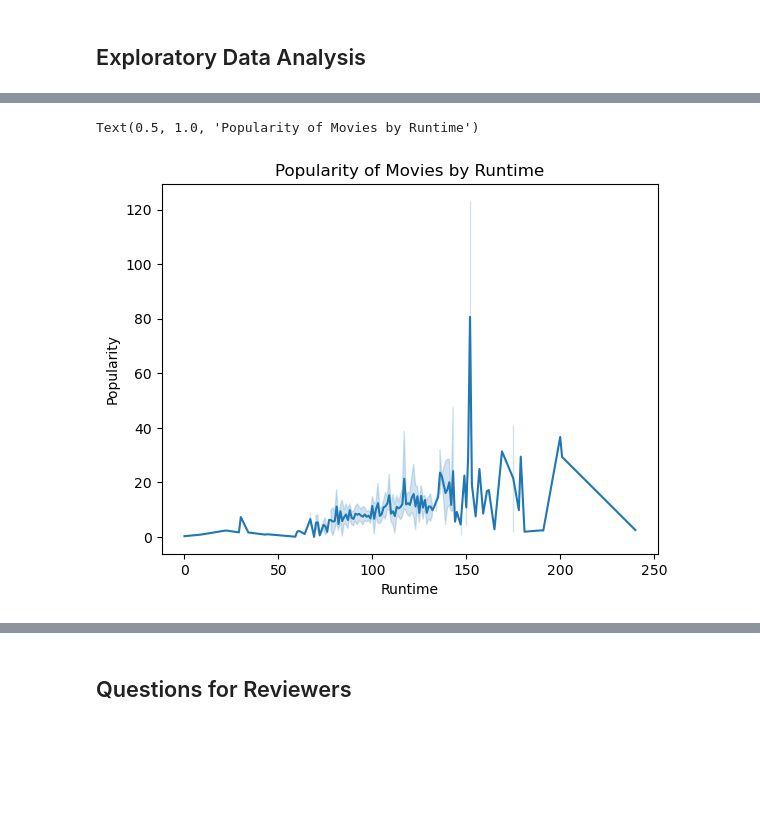
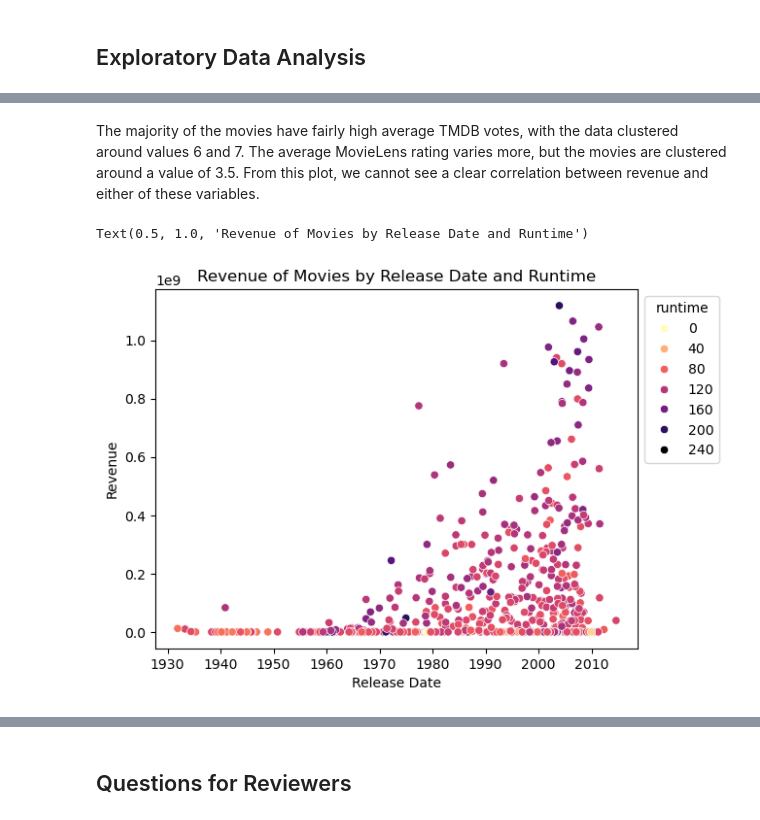
Before and after one commit to ay283/info2950_project, a Jupyter notebook: Phase2.ipynb, the cells around one changed output, grey strips where cells are left out. Drawn from its saved outputs; the diff is of its cells as text; code cells hidden in the pictures; blank space fills up the shorter version.

```diff
--- a/Phase2.ipynb
+++ b/Phase2.ipynb
@@ -49,11 +49,13 @@ ratings_data.head()
 movies_data = movies_data[movies_data['status'] == 'Released']
 # %%
 # Drop irrelevant columns
-movies_data.drop(columns=['adult', 'homepage', 'status', 'tagline', 'overview', 'poster_path', 'video'], inplace=True)
+movies_data.drop(columns=['adult', 'homepage', 'status', 'tagline',
+                          'overview', 'poster_path', 'video'], inplace=True)
 # %%
 # Convert release dates to datetime object
 print(movies_data['release_date'].dtype)
-movies_data['release_date'] = pd.to_datetime(movies_data['release_date'], format='mixed', errors='coerce')
+movies_data['release_date'] = pd.to_datetime(movies_data['release_date'],
+                                             format='mixed', errors='coerce')
 print(movies_data['release_date'].dtype)
 # %% [output]
 object
@@ -88,7 +90,8 @@ print(movies_data.shape)
 (4457, 17)
 # %%
 # Find average of ratings for each movie
-ratings_data = duckdb.sql("SELECT movieId, AVG(rating) AS rating_average, COUNT(rating) AS rating_count FROM ratings_data GROUP BY movieId").df()
+ratings_data = duckdb.sql("SELECT movieId, AVG(rating) AS rating_average, \
+COUNT(rating) AS rating_count FROM ratings_data GROUP BY movieId").df()
 ratings_data.head()
 # %% [output]
 |  | movieId | rating_average | rating_count |
@@ -101,7 +104,8 @@ ratings_data.head()
 ### Create Joined Dataset
 # %%
 # Merge the data frames
-data = duckdb.sql("SELECT * FROM movies_data INNER JOIN ratings_data ON movies_data.id = ratings_data.movieId").df()
+data = duckdb.sql("SELECT * FROM movies_data INNER JOIN ratings_data \
+ON movies_data.id = ratings_data.movieId").df()
 print(data.shape)
 data.drop(columns=['movieId'], inplace=True)
 data.head()
@@ -185,8 +221,11 @@ Text(0.5, 1.0, 'Revenue of Movies by Budget')
+# %% [markdown]
+The majority of the movies have fairly high average TMDB votes, with the data clustered around values 6 and 7. The average MovieLens rating varies more, but the movies are clustered around a value of 3.5. From this plot, we cannot see a clear correlation between revenue and either of these variables.
 # %%
-plot = sns.lineplot(data, x='runtime', y='popularity')
-plt.xlabel('Runtime')
-plt.ylabel('Popularity')
-plt.title('Popularity of Movies by Runtime')
+plot = sns.scatterplot(data, x='release_date', y='revenue', hue='runtime', palette='magma_r')
+sns.move_legend(plot, 'upper left', bbox_to_anchor=(1,1))
+plt.xlabel('Release Date')
+plt.ylabel('Revenue')
+plt.title('Revenue of Movies by Release Date and Runtime')
 # %% [output]
-Text(0.5, 1.0, 'Popularity of Movies by Runtime')
+Text(0.5, 1.0, 'Revenue of Movies by Release Date and Runtime')
-[figure, old version]
+[figure, new version]
```
Also changed, not shown: parts of 16 cells of this notebook.
